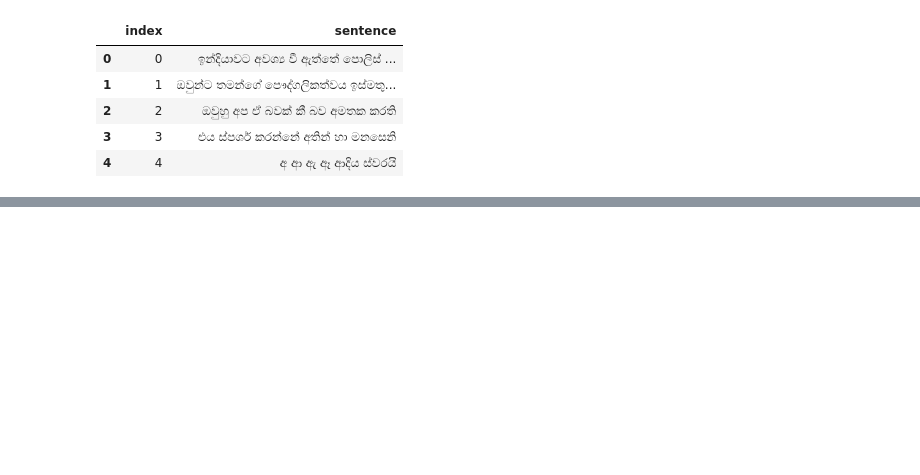
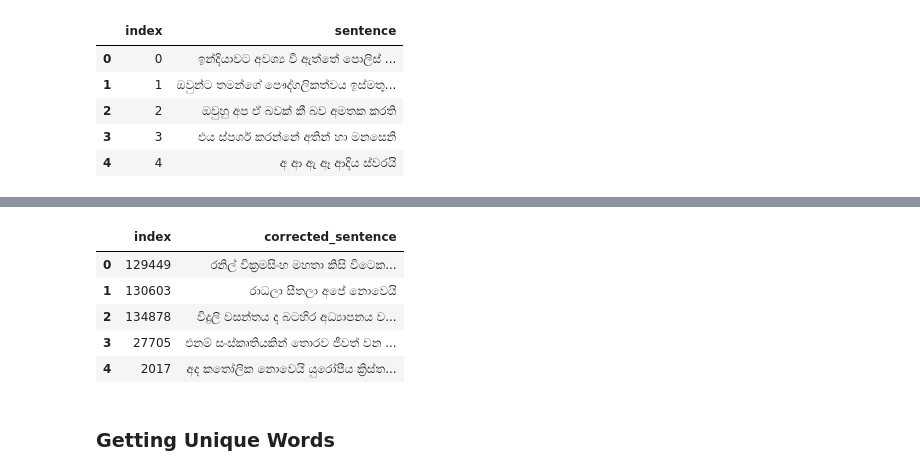
Before and after one commit to SinSpeech-Development/Kalaya-Text-Corpus, a Jupyter notebook: Cleaning the Text Corpus.ipynb, the cells around one changed output, grey strips where cells are left out. Drawn from its saved outputs; the diff is of its cells as text; code cells hidden in the pictures; blank space fills up the shorter version.

Commit message:
further cleaned the corpus

```diff
--- a/Cleaning the Text Corpus.ipynb
+++ b/Cleaning the Text Corpus.ipynb
@@ -449,0 +503,10 @@ unique_word_count = pd.DataFrame(unique_words_count)
+# %%
+corrections = pd.read_csv("Cleaning_the_corpus/Extra_Files/13_4_wrong_sentences_corrected.csv")
+corrections.head()
+# %% [output]
+|  | index | corrected_sentence |
+| 0 | 129449 | රනිල් වික්‍රමසිංහ මහතා කිසි විටෙක... |
+| 1 | 130603 | රාධලා සීතලා අපේ නොවෙයි |
+| 2 | 134878 | විදුලි වසන්තය ද බටහිර අධ්‍යාපනය ව... |
+| 3 | 27705 | එනම් සංස්කෘතියකින් තොරව ජීවත් වන ... |
+| 4 | 2017 | අද කතෝලික නොවෙයි යුරෝපීය ක්‍රිස්ත... |
@@ -449,0 +519,2 @@ unique_word_count = pd.DataFrame(unique_words_count)
+# %% [markdown]
+### Getting Unique Words
```
Also changed, not shown: parts of 11 cells of this notebook, 4 other files.
